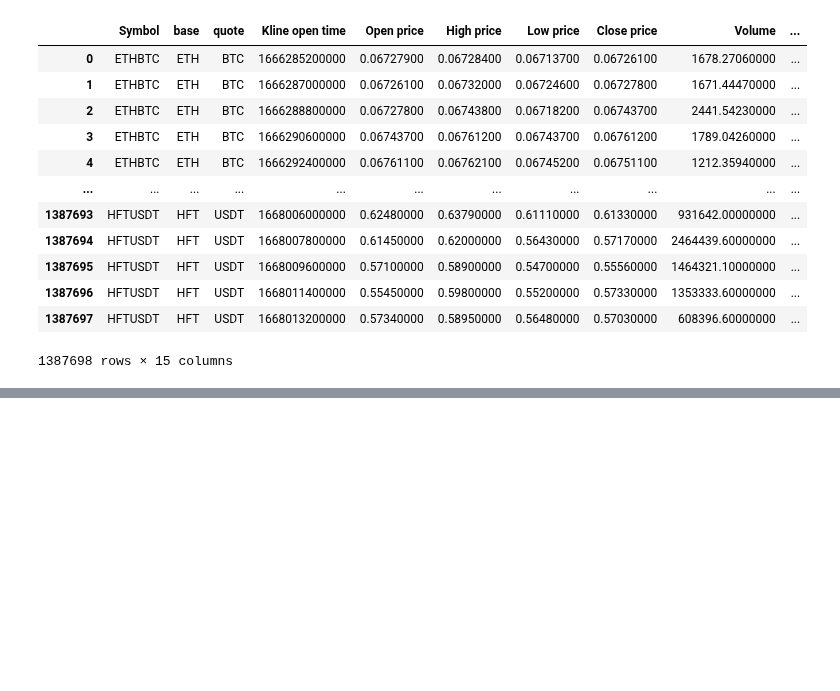
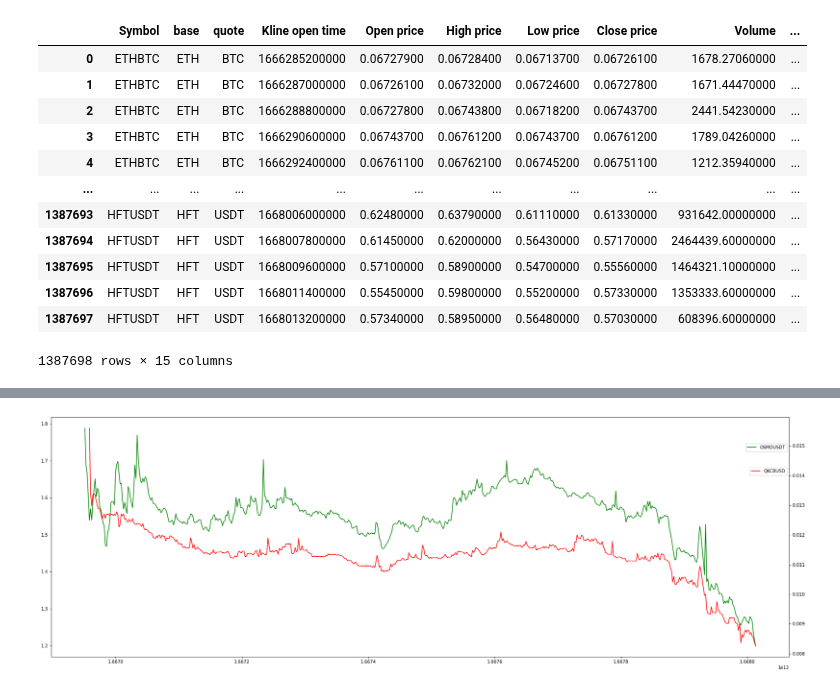
Before and after one commit to nhatruong1009/CryptoPrediction, a Jupyter notebook: src/crawlingData.ipynb, the cells around one changed output, grey strips where cells are left out. Cells and saved outputs as stored; diff of their text form; code cells hidden in the pictures; blank space fills up the shorter version.

```diff
--- a/src/crawlingData.ipynb
+++ b/src/crawlingData.ipynb
@@ -54,8 +63,8 @@ data = pandas.concat(
     [Price_info(
         i['symbol'],
         '30m',
-        Date_to_timestamp('21/10/2022 00:00:00'),
-        Date_to_timestamp('10/11/2022 00:00:00'),
+        '21/10/2022 00:00:00',
+        '10/11/2022 00:00:00',
         1000,
         i['baseAsset'],
         i['quoteAsset']
@@ -103,0 +259,13 @@ df
+# %%
+def plot_2(data,symbol1,symbol2):
+    fig = plt.figure(figsize=(30,10))
+    ax1 = fig.add_subplot()
+    ax1.plot(data[data['Symbol'] == symbol1]['Kline open time'],pandas.to_numeric(data[data['Symbol'] == symbol1]['High price']),color='g',label = symbol1)
+    temp = ax1.twinx()
+    temp.plot(data[data['Symbol'] == symbol2]['Kline open time'],pandas.to_numeric(data[data['Symbol'] == symbol2]['High price']),color='r',label = symbol2)
+    ax1.legend(bbox_to_anchor =(0.5,0,0.5, 0.9))
+    temp.legend(bbox_to_anchor =(0.5,0,0.5, 0.8))
+# %%
+plot_2(df,'OSMOUSDT','QKCBUSD')
+# %% [output]
+[figure, added]
```
Also changed, not shown: parts of 18 cells of this notebook.
